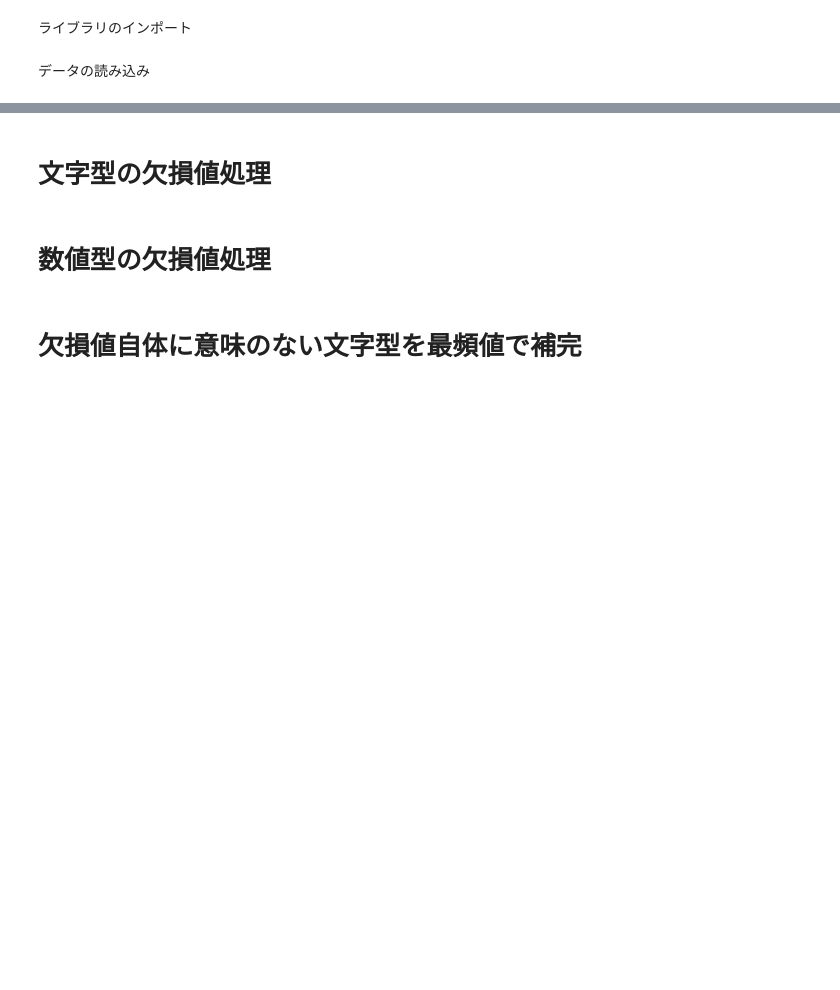
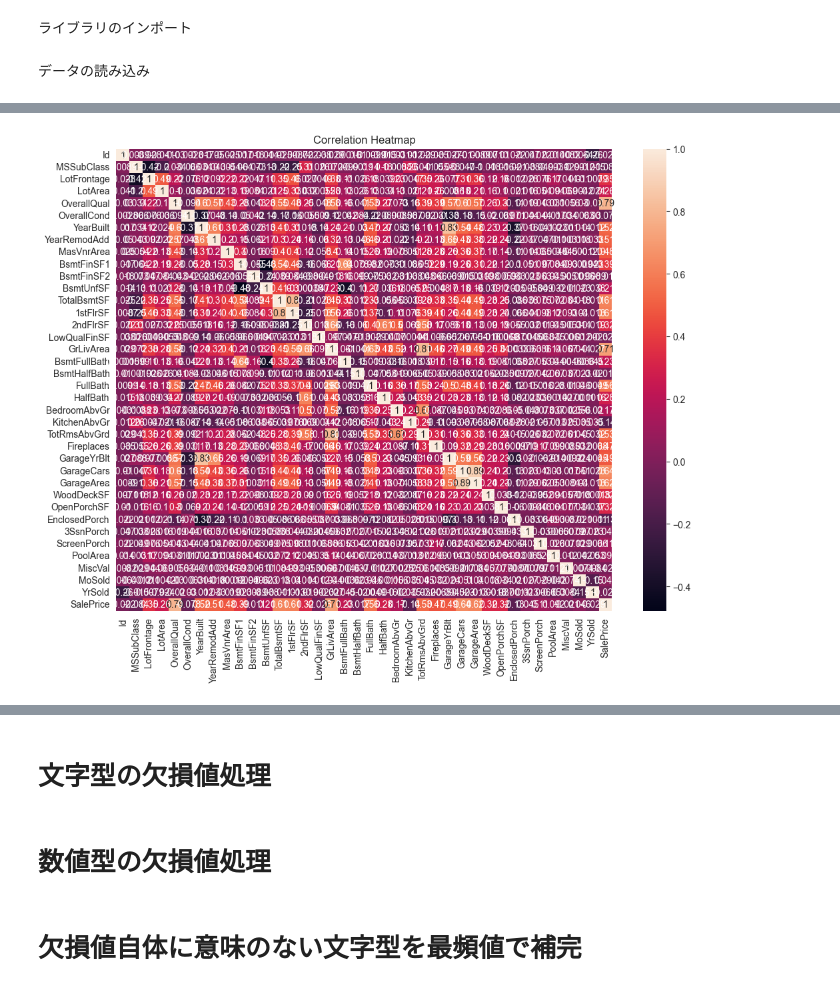
Before and after one commit to ueno-cmd/houseprice, a Jupyter notebook: house_price01.ipynb, the cells around one changed output, grey strips where cells are left out. Saved outputs shown, nothing was run; the diff lists cells and outputs as text; code cells hidden in the pictures; blank space fills up the shorter version.

```diff
--- a/house_price01.ipynb
+++ b/house_price01.ipynb
@@ -13,7 +13,7 @@ from scipy.stats import norm
 # %% [markdown]
 データの読み込み
 # %%
-df_train = pd.read_csv("data/train.csv")
-df_test = pd.read_csv("data/test.csv")
+df_train = pd.read_csv("data/input/train.csv")
+df_test = pd.read_csv("data/input/test.csv")
 # %%
 df_train.head()
@@ -63,8 +171,10 @@ df_test2 = df_test.select_dtypes(include=["int64", "float64"])
 # %%
 # ヒートマップ
 plt.figure(figsize=(12,9))
-sns.heatmap(df_train2.corr(), annot=True)
+sns.heatmap(connection_df.select_dtypes(include=[np.number, bool]).corr(), annot=True)
 plt.title("Correlation Heatmap")
 plt.show()
+# %% [output]
+[figure, added]
 # %%
 # SalesPriceとの相関の強さ（相関係数）を降順にソート
```
Also changed, not shown: parts of 26 cells of this notebook.
